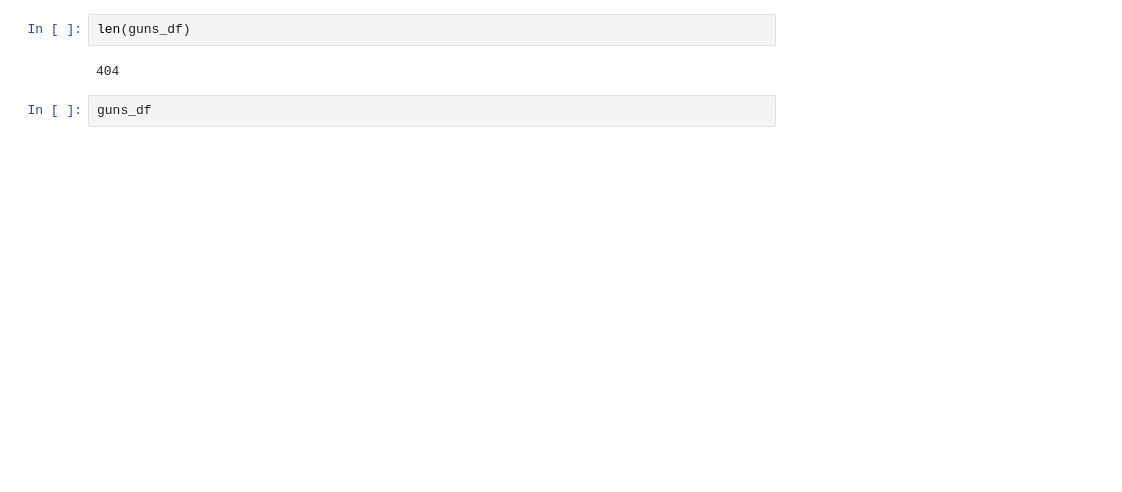
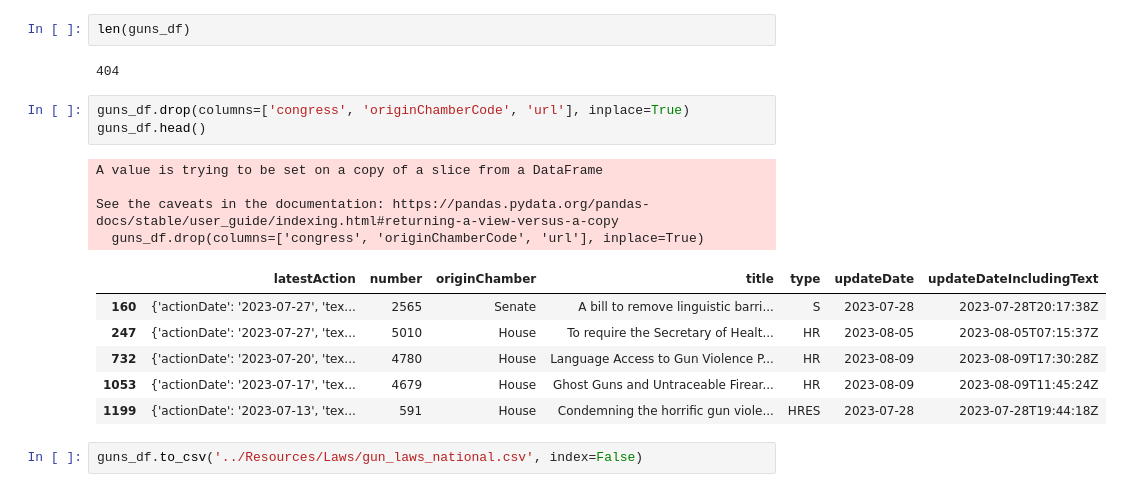
Before and after one commit to MSchell0129/Complex_Political_Phenomenon, a Jupyter notebook: Code_Files/laws_data.ipynb, the cells around one changed output. Cells and saved outputs as stored; diff of their text form; blank space fills up the shorter version.

Commit message:
national gun laws csv

```diff
--- a/Code_Files/laws_data.ipynb
+++ b/Code_Files/laws_data.ipynb
@@ -70,5 +70,19 @@ guns_df.head(20)
 len(guns_df)
 # %% [output]
 404
-# %%
-guns_df
+# %%
+guns_df.drop(columns=['congress', 'originChamberCode', 'url'], inplace=True)
+guns_df.head()
+# %% [output]
+A value is trying to be set on a copy of a slice from a DataFrame
+
+See the caveats in the documentation: https://pandas.pydata.org/pandas-docs/stable/user_guide/indexing.html#returning-a-view-versus-a-copy
+  guns_df.drop(columns=['congress', 'originChamberCode', 'url'], inplace=True)
+|  | latestAction | number | originChamber | title | type | updateDate | updateDateIncludingText |
+| 160 | {'actionDate': '2023-07-27', 'tex... | 2565 | Senate | A bill to remove linguistic barri... | S | 2023-07-28 | 2023-07-28T20:17:38Z |
+| 247 | {'actionDate': '2023-07-27', 'tex... | 5010 | House | To require the Secretary of Healt... | HR | 2023-08-05 | 2023-08-05T07:15:37Z |
+| 732 | {'actionDate': '2023-07-20', 'tex... | 4780 | House | Language Access to Gun Violence P... | HR | 2023-08-09 | 2023-08-09T17:30:28Z |
+| 1053 | {'actionDate': '2023-07-17', 'tex... | 4679 | House | Ghost Guns and Untraceable Firear... | HR | 2023-08-09 | 2023-08-09T11:45:24Z |
+| 1199 | {'actionDate': '2023-07-13', 'tex... | 591 | House | Condemning the horrific gun viole... | HRES | 2023-07-28 | 2023-07-28T19:44:18Z |
+# %%
+guns_df.to_csv('../Resources/Laws/gun_laws_national.csv', index=False)
```
Also changed, not shown: 1 other file.
